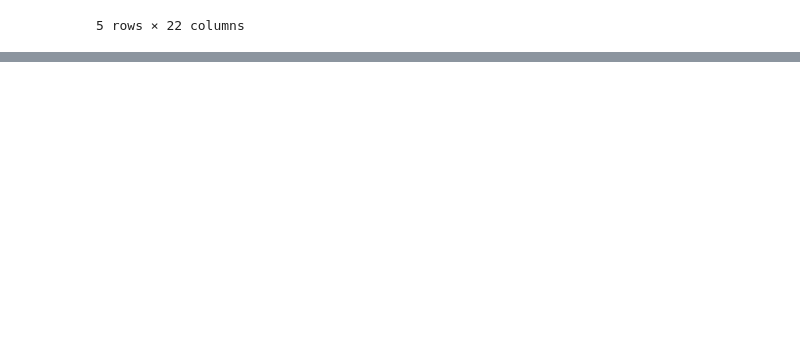
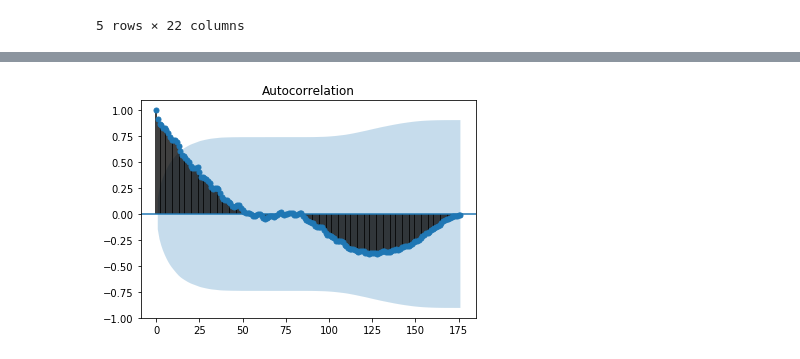
Before and after one commit to jawadmhoque/ce599, a Jupyter notebook: 23-Time Series/time-series.ipynb, the cells around one changed output, grey strips where cells are left out. Saved outputs shown, nothing was run; the diff lists cells and outputs as text; code cells hidden in the pictures; blank space fills up the shorter version.

```diff
--- a/23-Time Series/time-series.ipynb
+++ b/23-Time Series/time-series.ipynb
@@ -288,0 +276,4 @@ for column in bart.columns:
+# %%
+fig = sm.graphics.tsa.plot_acf(bartdf['RIDERS'], lags=176)
+# %% [output]
+[figure, added]
```
Also changed, not shown: parts of 13 cells of this notebook, 1 other file.
